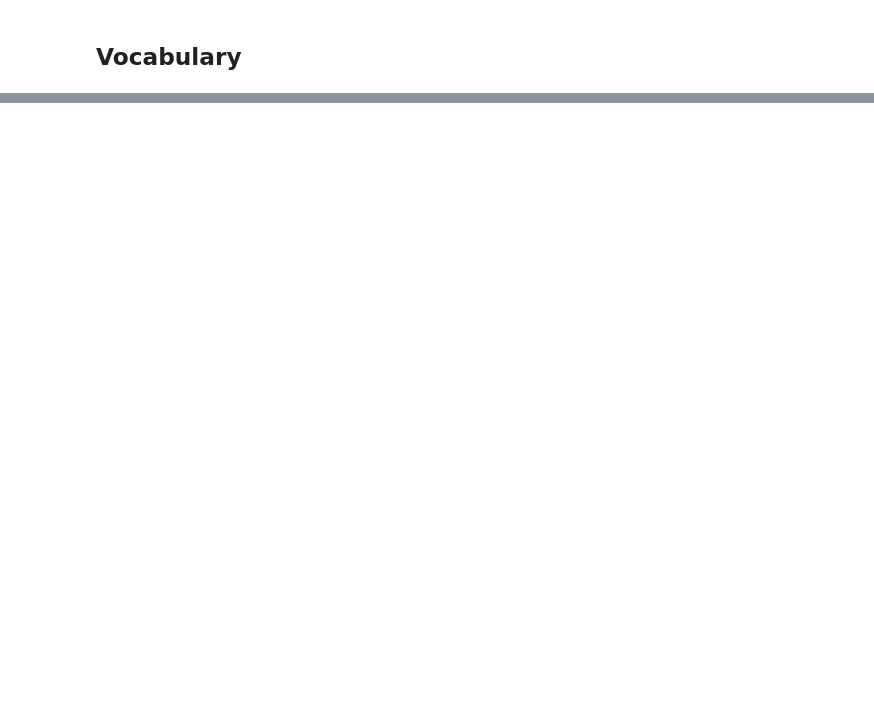
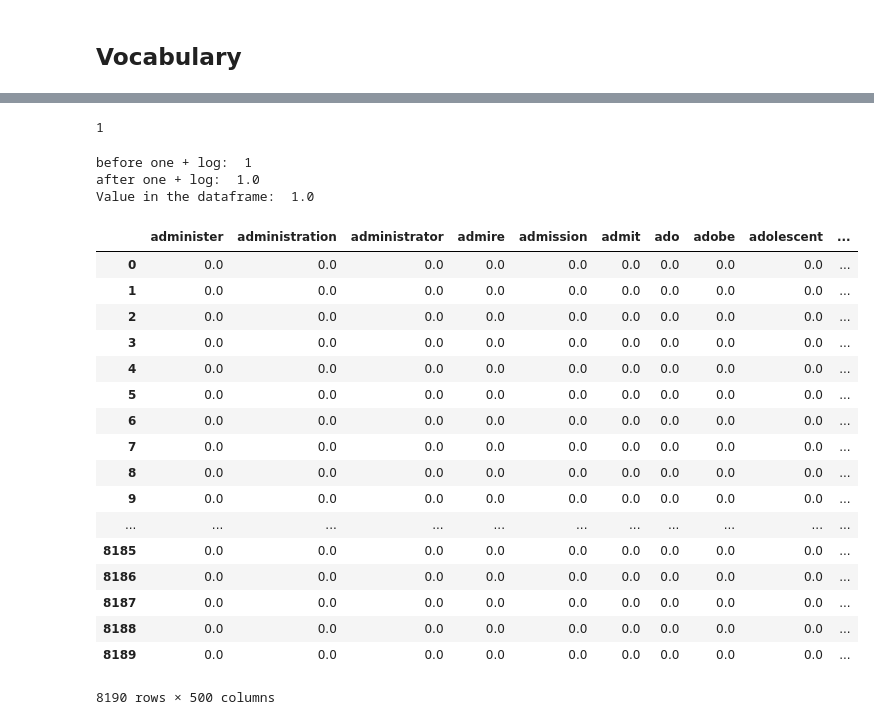
Before and after one commit to hgse-s435/final-project-Erin-c, a Jupyter notebook: Week10-Final_Project_Functions.ipynb, the cells around one changed output, grey strips where cells are left out. Drawn from its saved outputs; the diff is of its cells as text; code cells hidden in the pictures; blank space fills up the shorter version.

```diff
--- a/Week10-Final_Project_Functions.ipynb
+++ b/Week10-Final_Project_Functions.ipynb
@@ -146,0 +202,11 @@ print(len(vocabulary))
+# %%
+def docs_by_words_df(chunks, vocabulary):
+    df = pd.DataFrame(0, index=np.arange(len(chunks)), columns=vocabulary)
+
+    # fill out the matrix with counts
+    for i,chunk in enumerate(chunks):
+        for word in chunk:
+            if word in df.columns:
+                df.loc[i,word] += 1
+
+    return df
@@ -146,0 +219,13 @@ print(len(vocabulary))
+# %%
+df = docs_by_words_df(chunks, vocabulary)
+df.loc[0,'school']
+# %% [output]
+1
+# %%
+def one_plus_log(cell):
+    if cell != 0:
+        return 1 + math.log(cell)
+    else:
+        return 0
+# %%
+df_log = df.applymap(one_plus_log)
@@ -146,0 +236,33 @@ print(len(vocabulary))
+# %%
+print("before one + log: ", df.loc[0,'school'])
+print("after one + log: ", 1 + math.log(df.loc[0,'school']))
+print("Value in the dataframe: ", df_log.loc[0,'school'])
+# %% [output]
+before one + log:  1
+after one + log:  1.0
+Value in the dataframe:  1.0
+# %%
+from sklearn.preprocessing import Normalizer
+
+scaler = Normalizer()
+df_log[df_log.columns] = scaler.fit_transform(df_log[df_log.columns])
+df_log[df_log.columns[100:600]]
+# %% [output]
+|  | administer | administration | administrator | admire | admission | admit | ado | adobe | adolescent | ... |
+| 0 | 0.0 | 0.0 | 0.0 | 0.0 | 0.0 | 0.0 | 0.0 | 0.0 | 0.0 | ... |
+| 1 | 0.0 | 0.0 | 0.0 | 0.0 | 0.0 | 0.0 | 0.0 | 0.0 | 0.0 | ... |
+| 2 | 0.0 | 0.0 | 0.0 | 0.0 | 0.0 | 0.0 | 0.0 | 0.0 | 0.0 | ... |
+| 3 | 0.0 | 0.0 | 0.0 | 0.0 | 0.0 | 0.0 | 0.0 | 0.0 | 0.0 | ... |
+| 4 | 0.0 | 0.0 | 0.0 | 0.0 | 0.0 | 0.0 | 0.0 | 0.0 | 0.0 | ... |
+| 5 | 0.0 | 0.0 | 0.0 | 0.0 | 0.0 | 0.0 | 0.0 | 0.0 | 0.0 | ... |
+| 6 | 0.0 | 0.0 | 0.0 | 0.0 | 0.0 | 0.0 | 0.0 | 0.0 | 0.0 | ... |
+| 7 | 0.0 | 0.0 | 0.0 | 0.0 | 0.0 | 0.0 | 0.0 | 0.0 | 0.0 | ... |
+| 8 | 0.0 | 0.0 | 0.0 | 0.0 | 0.0 | 0.0 | 0.0 | 0.0 | 0.0 | ... |
+| 9 | 0.0 | 0.0 | 0.0 | 0.0 | 0.0 | 0.0 | 0.0 | 0.0 | 0.0 | ... |
+| ... | ... | ... | ... | ... | ... | ... | ... | ... | ... | ... |
+| 8185 | 0.0 | 0.0 | 0.0 | 0.0 | 0.0 | 0.0 | 0.0 | 0.0 | 0.0 | ... |
+| 8186 | 0.0 | 0.0 | 0.0 | 0.0 | 0.0 | 0.0 | 0.0 | 0.0 | 0.0 | ... |
+| 8187 | 0.0 | 0.0 | 0.0 | 0.0 | 0.0 | 0.0 | 0.0 | 0.0 | 0.0 | ... |
+| 8188 | 0.0 | 0.0 | 0.0 | 0.0 | 0.0 | 0.0 | 0.0 | 0.0 | 0.0 | ... |
+| 8189 | 0.0 | 0.0 | 0.0 | 0.0 | 0.0 | 0.0 | 0.0 | 0.0 | 0.0 | ... |
+8190 rows × 500 columns
```
Also changed, not shown: parts of 45 cells of this notebook, 1 other file.
